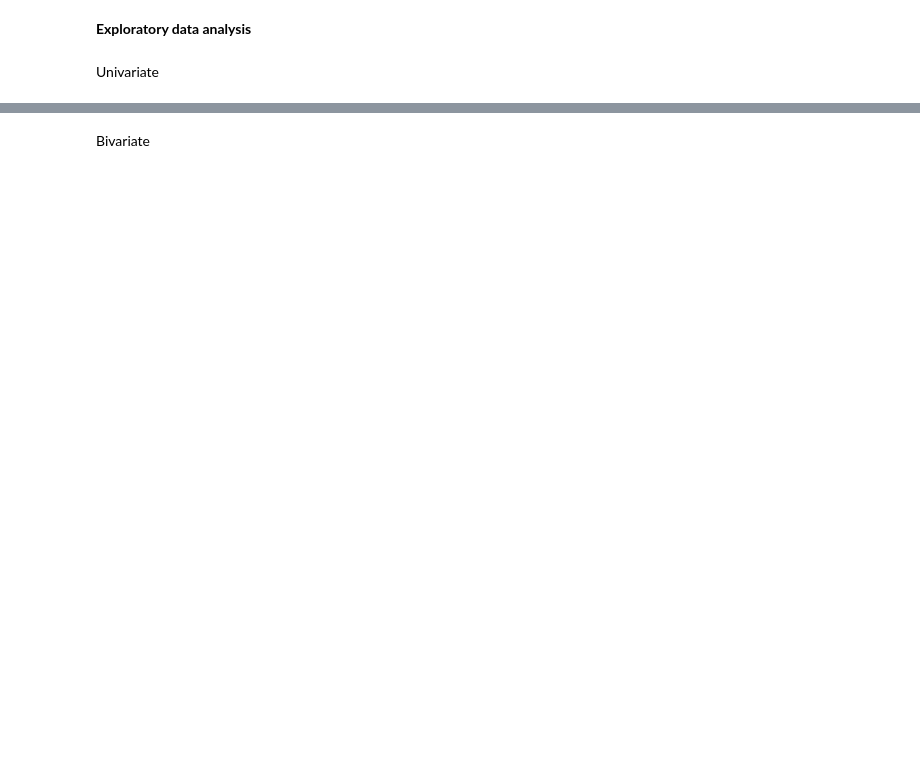
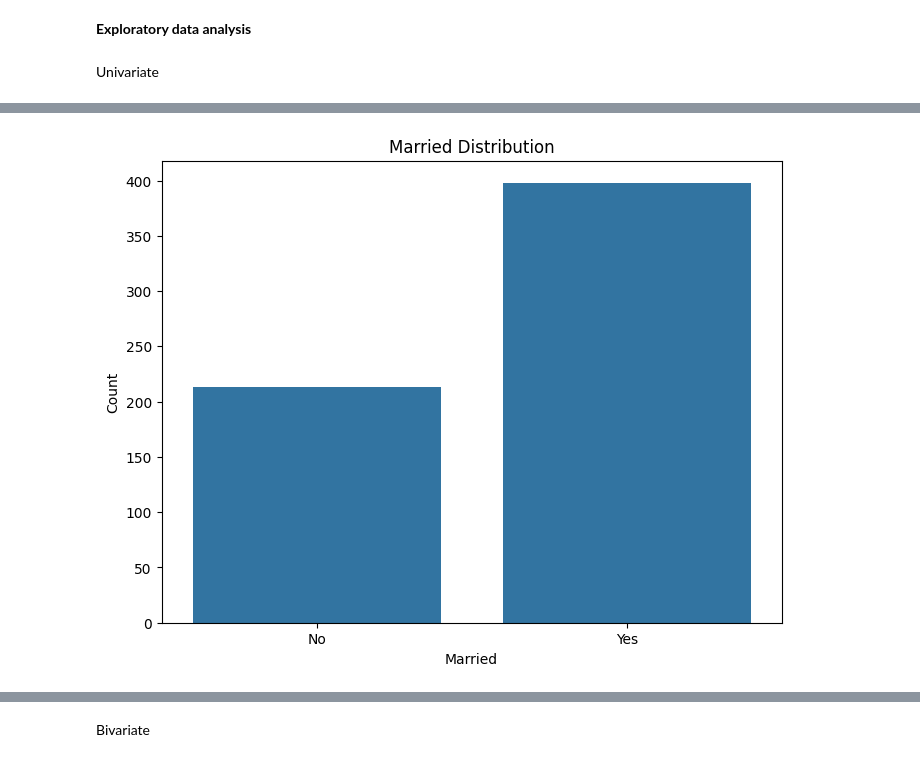
Before and after one commit to MckyleM/MLGGuidedProject, a Jupyter notebook: Step_by_step.ipynb, the cells around one changed output, grey strips where cells are left out. Saved outputs shown, nothing was run; the diff lists cells and outputs as text; code cells hidden in the pictures; blank space fills up the shorter version.

```diff
--- a/Step_by_step.ipynb
+++ b/Step_by_step.ipynb
@@ -140,17 +139,19 @@ NameError: name 'data' is not defined
 # %%
 # Importing necessary libraries
 import matplotlib.pyplot as plt
 import seaborn as sns
 # Setting the figure size
 plt.figure(figsize=(8, 6))
 # Creating a countplot to visualize the distribution of 'Married' in the DataFrame 'data'
-sns.countplot(x='Married', data=data)
+sns.countplot(x='Married', data=r_csv)
 # Adding title and labels to the plot
 plt.title("Married Distribution")
 plt.xlabel("Married")
 plt.ylabel("Count")
 # Displaying the plot
 plt.show()
+# %% [output]
+[figure, added]
 # %%
 
 # Creating a countplot to visualize the distribution of 'Education' in the DataFrame 'data'
```
Also changed, not shown: parts of 26 cells of this notebook.
